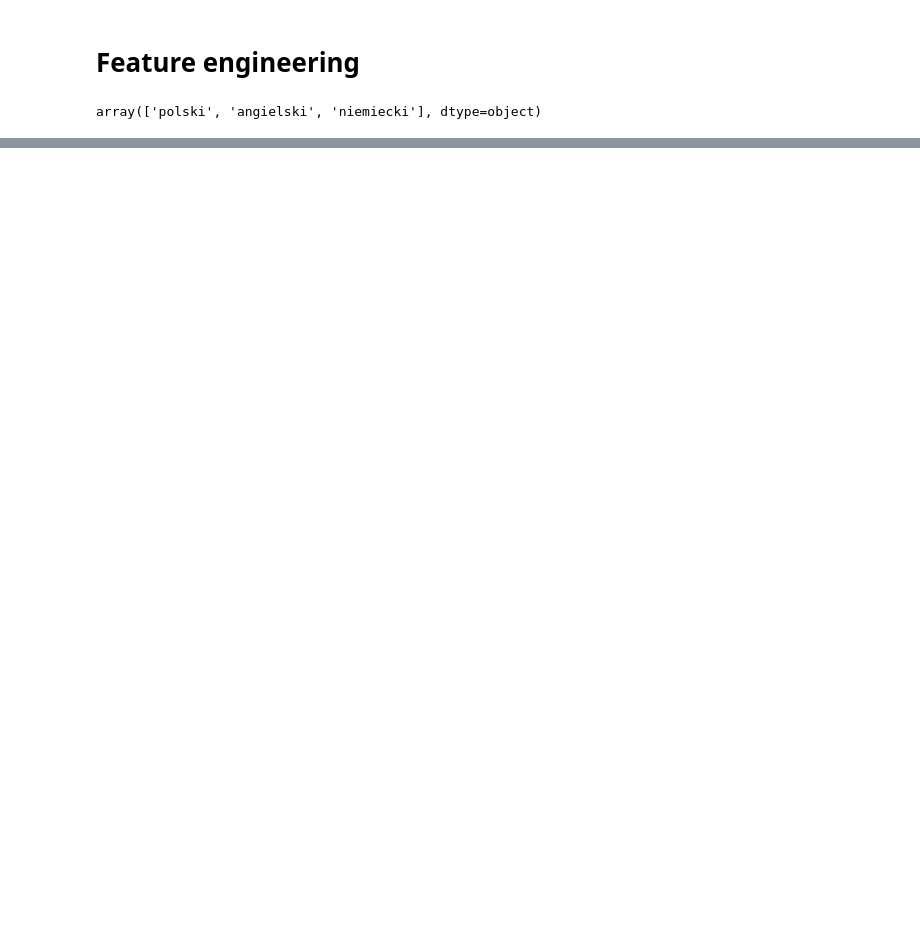
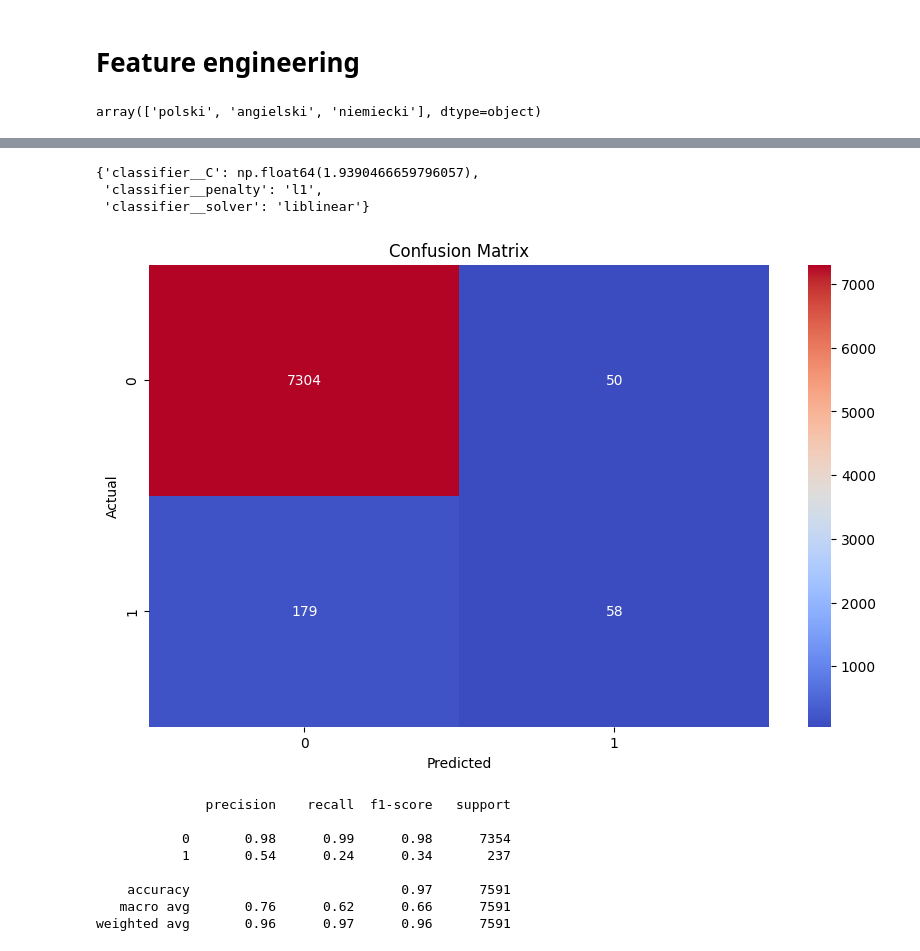
Before and after one commit to beep1000101/lubimyczytac_project, a Jupyter notebook: modelling.ipynb, the cells around one changed output, grey strips where cells are left out. Cells and saved outputs as stored; diff of their text form; code cells hidden in the pictures; blank space fills up the shorter version.

```diff
--- a/modelling.ipynb
+++ b/modelling.ipynb
@@ -164,8 +126,0 @@ Selected features: Index(['author_average_rating', 'author_number_of_people_read
-# %%
-# random forrest classifier
-forest_classifier.fit(X_train[selected_features_forrest], y_train)
-y_forrest_pred = forest_classifier.predict(X_test[selected_features_forrest])
-
-# logistic regression
-logistic_regression.fit(X_train[selected_features_logistic], y_train)
-y_logistic_pred = logistic_regression.predict(X_test[selected_features_logistic])
@@ -236,2 +126,0 @@ optimized_forest = grid.best_estimator_
-# %%
-optimized_forest.fit(X_train, y_train)
@@ -249,0 +143,17 @@ plt.show()
+# %%
+param_dist = [
+    {"classifier__C": loguniform(1e-4, 10), "classifier__penalty": ["l1"], "classifier__solver": ["liblinear"], "feature_selection__k": np.arange(1, 22)},
+    {"classifier__C": loguniform(1e-4, 10), "classifier__penalty": ["l2"], "classifier__solver": ["lbfgs"], "feature_selection__k": np.arange(1, 22)}
+]
+
+log_reg_pipeline = Pipeline([
+    ('feature_selection', SelectKBest(score_func=f_classif)),
+    ('classifier', LogisticRegression(max_iter=2000))
+])
+log_reg_pipeline.fit(X_train, y_train)
+
+randomized_log_reg = RandomizedSearchCV(
+    log_reg_pipeline, param_distributions=param_dist, scoring='accuracy', n_iter=10, cv=5, verbose=1, n_jobs=-1
+)
+
+randomized_log_reg.fit(X_train, y_train)
@@ -249,0 +269,30 @@ plt.show()
+# %%
+np.argmax(precision)
+randomized_log_reg.best_params_
+# %% [output]
+{'classifier__C': np.float64(1.9390466659796057),
+ 'classifier__penalty': 'l1',
+ 'classifier__solver': 'liblinear'}
+# %%
+optimized_logreg_model = randomized_log_reg.best_estimator_
+# %%
+log_y_pred = optimized_logreg_model.predict(X_test)
+# plot confusion matrix
+conf_matrix = confusion_matrix(y_test, log_y_pred)
+plt.figure(figsize=(10, 6))
+sns.heatmap(conf_matrix, annot=True, fmt='d', cmap='coolwarm')
+plt.xlabel('Predicted')
+plt.ylabel('Actual')
+plt.title('Confusion Matrix')
+plt.show()
+print(classification_report(y_test, log_y_pred))
+# %% [output]
+[figure, added]
+              precision    recall  f1-score   support
+
+           0       0.98      0.99      0.98      7354
+           1       0.54      0.24      0.34       237
+
+    accuracy                           0.97      7591
+   macro avg       0.76      0.62      0.66      7591
+weighted avg       0.96      0.97      0.96      7591
```
Also changed, not shown: parts of 39 cells of this notebook, 1 other file.
